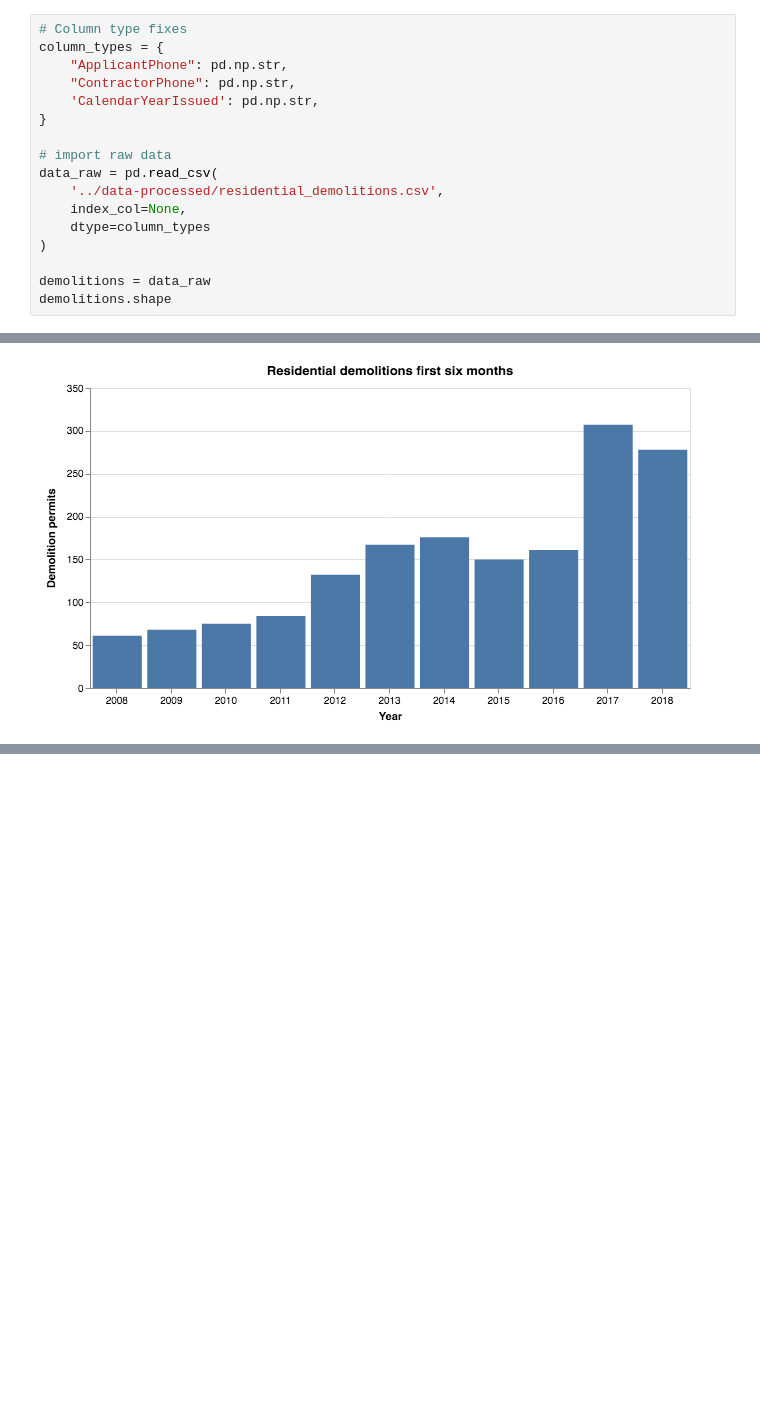
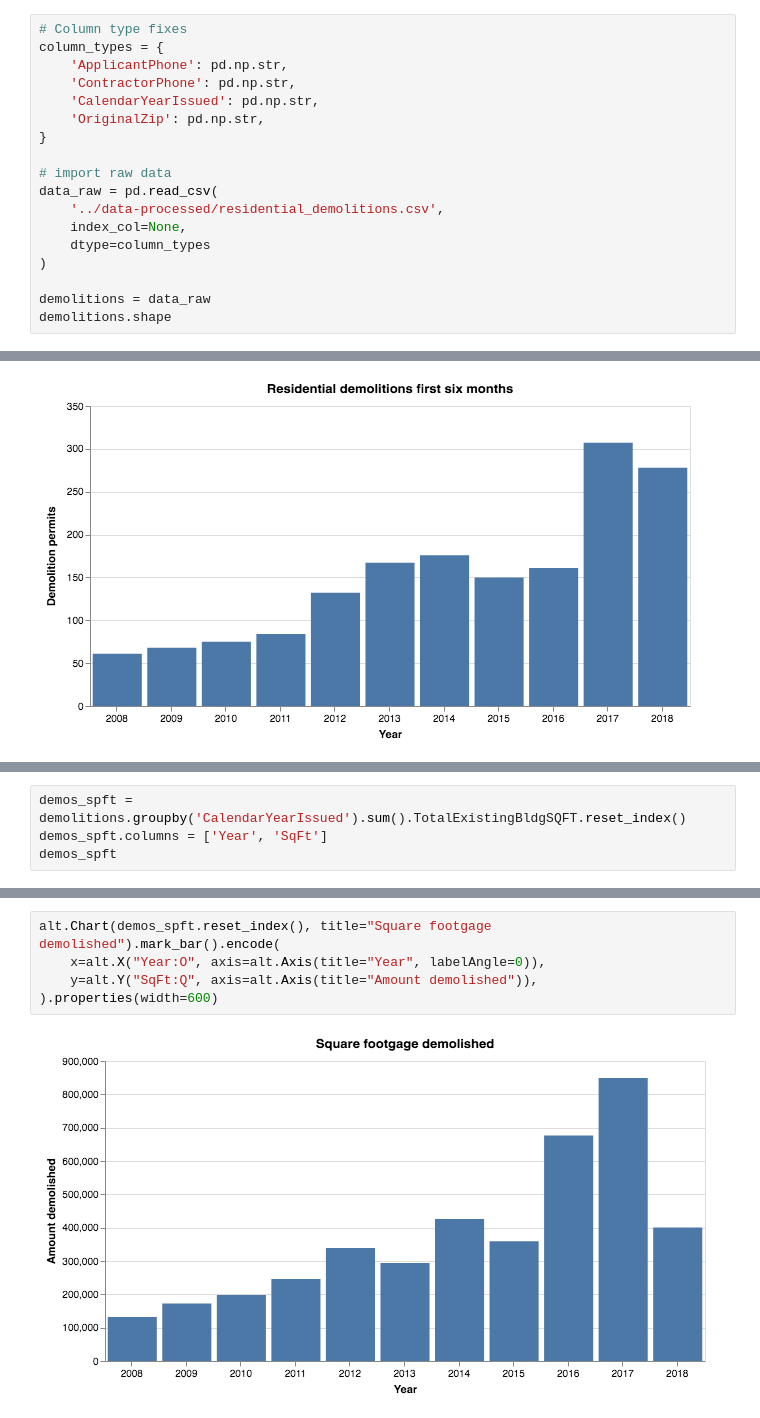
Before and after one commit to swkasica/demolitions, a Jupyter notebook: notebooks/02_Analysis_Full_demos.ipynb, the cells around one changed output, grey strips where cells are left out. Cells and saved outputs as stored; diff of their text form; blank space fills up the shorter version.

```diff
--- a/notebooks/02_Analysis_Full_demos.ipynb
+++ b/notebooks/02_Analysis_Full_demos.ipynb
@@ -13,9 +12,10 @@ import altair as alt
 # %%
 # Column type fixes
 column_types = {
-    "ApplicantPhone": pd.np.str,
-    "ContractorPhone": pd.np.str,
+    'ApplicantPhone': pd.np.str,
+    'ContractorPhone': pd.np.str,
     'CalendarYearIssued': pd.np.str,
+    'OriginalZip': pd.np.str,
 }
 
 # import raw data
@@ -106,0 +107,4 @@ alt.Chart(six_months_data.reset_index(), title="Residential demolitions first si
+# %%
+demos_spft = demolitions.groupby('CalendarYearIssued').sum().TotalExistingBldgSQFT.reset_index()
+demos_spft.columns = ['Year', 'SqFt']
+demos_spft
@@ -106,0 +124,7 @@ alt.Chart(six_months_data.reset_index(), title="Residential demolitions first si
+# %%
+alt.Chart(demos_spft.reset_index(), title="Square footgage demolished").mark_bar().encode(
+    x=alt.X("Year:O", axis=alt.Axis(title="Year", labelAngle=0)),
+    y=alt.Y("SqFt:Q", axis=alt.Axis(title="Amount demolished")),
+).properties(width=600)
+# %% [output]
+[figure, added]
```
Also changed, not shown: parts of 16 cells of this notebook.
